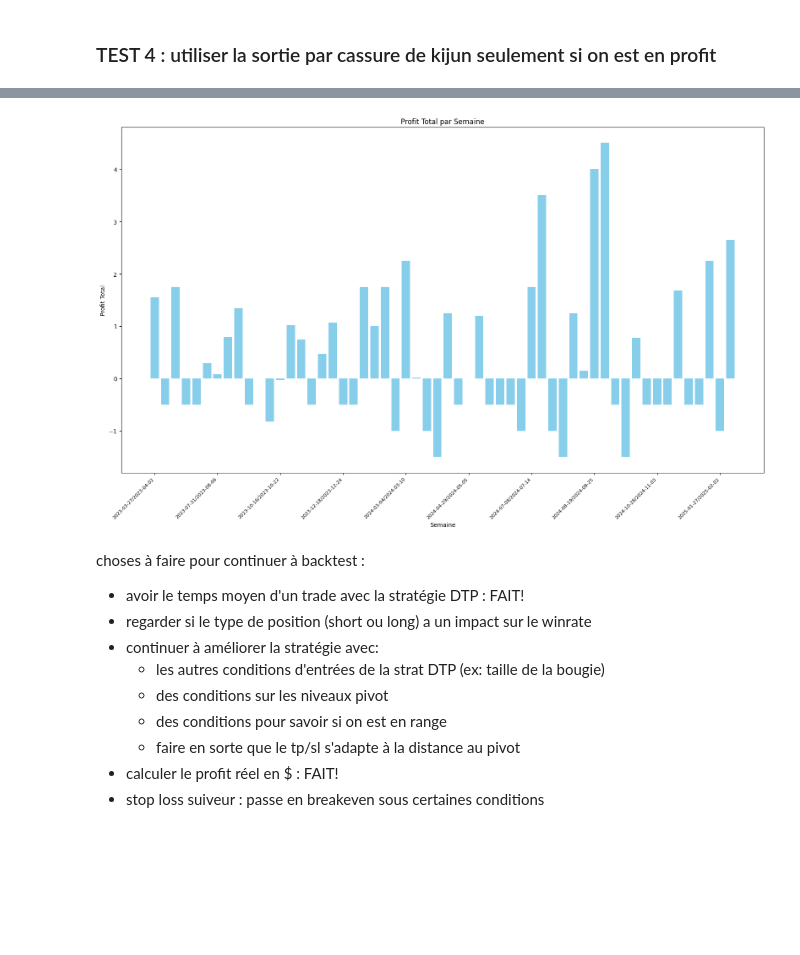
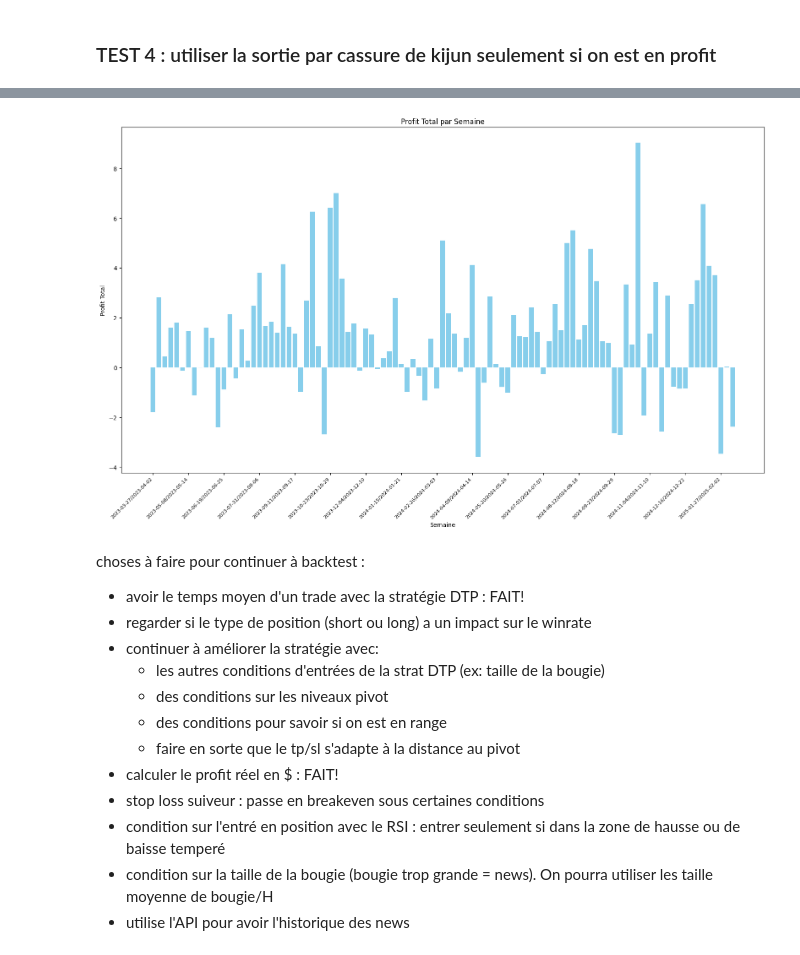
Before and after one commit to tessanix/Backtest_Trading, a Jupyter notebook: strategies_backtest.ipynb, the cells around one changed output, grey strips where cells are left out. Saved outputs shown, nothing was run; the diff lists cells and outputs as text; code cells hidden in the pictures; blank space fills up the shorter version.

Commit message:
last update backtest

```diff
--- a/strategies_backtest.ipynb
+++ b/strategies_backtest.ipynb
@@ -215,0 +347,13 @@ winrate short: 0.4006514657980456, winrate long: 0.3952380952380952
+# %%
+from processing_functions import return_trade_datas_dataframe
+
+name_v1 = "backtest_ES_from[2023-03-24 12-00]_to[2025-02-14 12-00]_posSize=1_timeframe=[[1], [1, 5], [5]]_stopMethodsForKijunExitExit=[0, 2, 3, 4, 5]_"\
+    "forbiddenHours=[[7, 8, 11, 12]]_slModifiers=[[0.75, 0.5], [0.5, 0.15], [0.75, 0.3]].pkl"
+
+name_v2 ="backtest_ES_from[2023-03-24 12-00]_to[2025-02-14 12-00]_posSize=1_timeframe=[[1], [1, 5], [1, 5, 15], [5, 15]]_"\
+    "stopMethodsForKijunExitExit=[0, 2, 3, 4, 5]_forbiddenHours=[[7, 8, 11, 12]]_slModifiers=[[0.6, 0.12], [0.5, 0.15], [0.4, 0.3]].pkl"
+
+name_v3 = "backtest_ES_from[2023-03-24 12-00]_to[2025-02-14 12-00]_posSize=1_timeframe=[[1], [1, 5], [1, 5, 15]]_"\
+    "stopMethodsForKijunExitExit=[2, 3, 4]_forbiddenHours=[[7, 8, 11, 12], []]_slModifiers=[[0.6, 0.12], [0.5, 0.15], [0.7, 0.2]].pkl"
+tradeDatasFormated = return_trade_datas_dataframe(name_v2, sort_option=2)
+tradeDatasFormated .tail(40)
@@ -216,8 +385,8 @@ winrate short: 0.4006514657980456, winrate long: 0.3952380952380952
 # %%
 from processing_functions import plot_bars_of_profit_for_every_weeks
-plot_bars_of_profit_for_every_weeks(name)
+plot_bars_of_profit_for_every_weeks(name_v1, 89)
 # %% [output]
-[figure, old version]
+[figure, new version]
 # %% [markdown]
 choses à faire pour continuer à backtest :
 - avoir le temps moyen d'un trade avec la stratégie DTP : FAIT!
@@ -229,3 +398,6 @@ choses à faire pour continuer à backtest :
     - faire en sorte que le tp/sl s'adapte à la distance au pivot
 - calculer le profit réel en $ : FAIT!
 - stop loss suiveur : passe en breakeven sous certaines conditions
+- condition sur l'entré en position avec le RSI : entrer seulement si dans la zone de hausse ou de baisse temperé
+- condition sur la taille de la bougie (bougie trop grande = news). On pourra utiliser les taille moyenne de bougie/H
+- utilise l'API pour avoir l'historique des news
```
Also changed, not shown: parts of 20 cells of this notebook, 6 other files.
